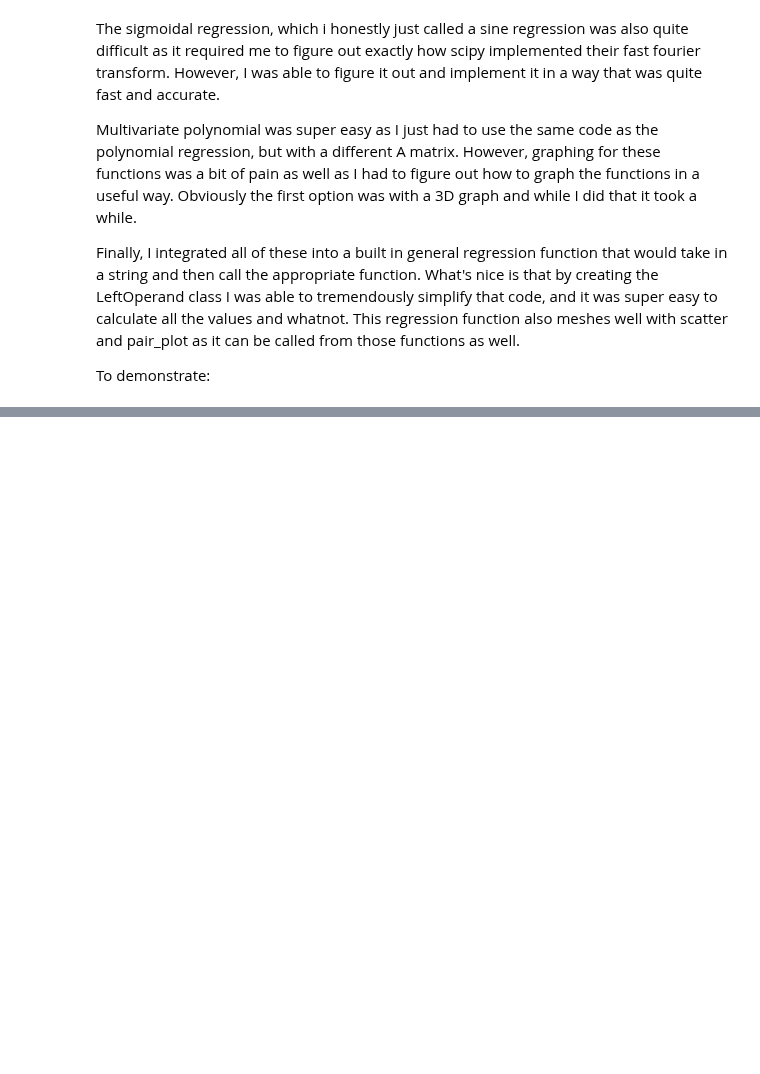
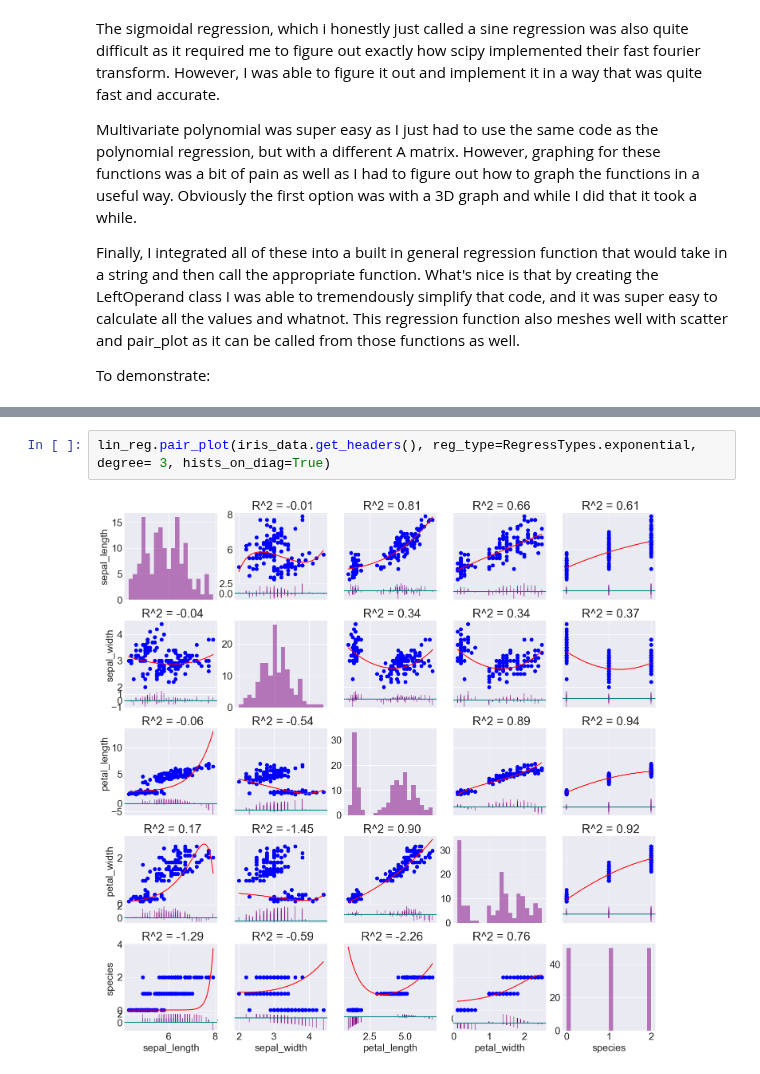
Before and after one commit to schiffinor/dataVisualization, a Jupyter notebook: Project3/linear_regression.ipynb, the cells around one changed output, grey strips where cells are left out. Cells and saved outputs as stored; diff of their text form; blank space fills up the shorter version.

```diff
--- a/Project3/linear_regression.ipynb
+++ b/Project3/linear_regression.ipynb
@@ -459,0 +466,4 @@ Data processing complete!
+# %%
+lin_reg.pair_plot(iris_data.get_headers(), reg_type=RegressTypes.exponential, degree= 3, hists_on_diag=True)
+# %% [output]
+[figure, added]
```
Also changed, not shown: parts of 4 cells of this notebook, 2 other files.
